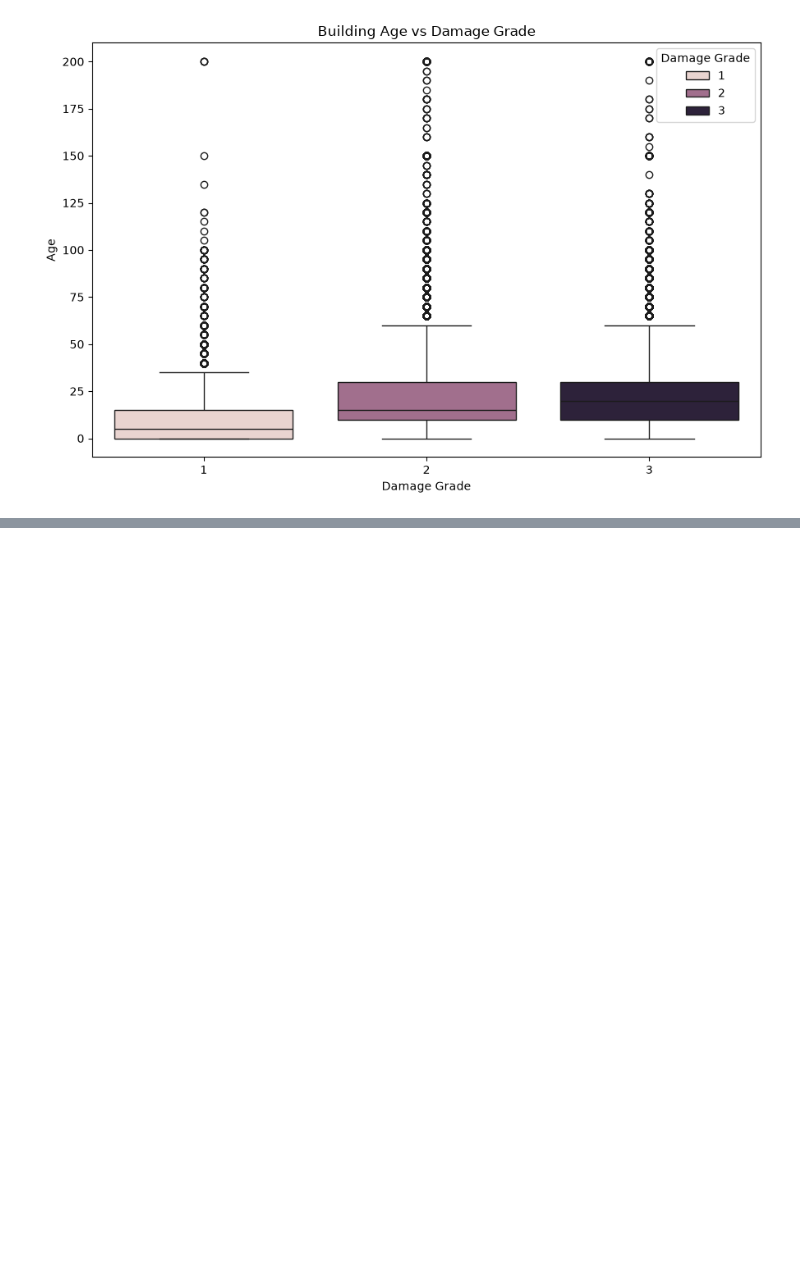
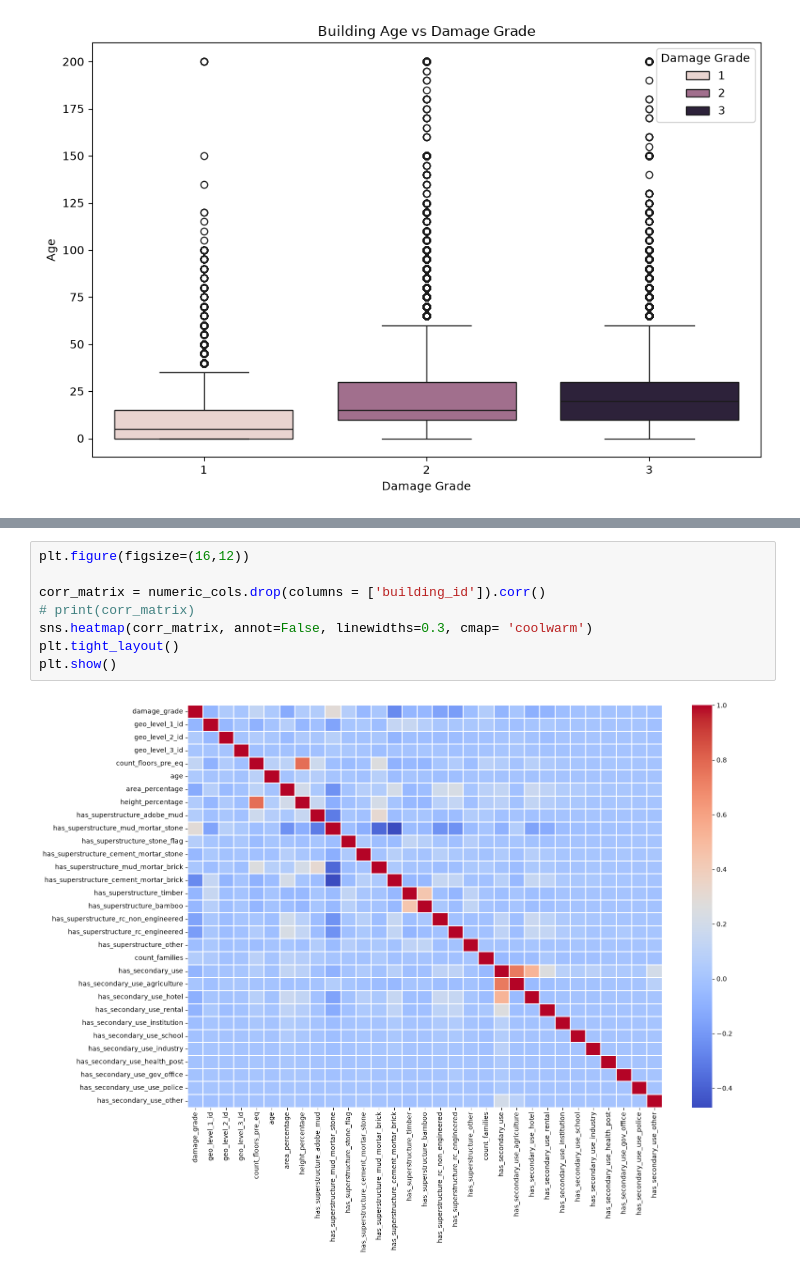
Before and after one commit to rehandbit/Nepal-Earthquake, a Jupyter notebook: Nepal_Earthquake.ipynb, the cells around one changed output, grey strips where cells are left out. Drawn from its saved outputs; the diff is of its cells as text; blank space fills up the shorter version.

```diff
--- a/Nepal_Earthquake.ipynb
+++ b/Nepal_Earthquake.ipynb
@@ -321,0 +374,10 @@ plt.show()
+# %%
+plt.figure(figsize=(16,12))
+
+corr_matrix = numeric_cols.drop(columns = ['building_id']).corr()
+# print(corr_matrix)
+sns.heatmap(corr_matrix, annot=False, linewidths=0.3, cmap= 'coolwarm')
+plt.tight_layout()
+plt.show()
+# %% [output]
+[figure, added]
```
Also changed, not shown: parts of 20 cells of this notebook.
